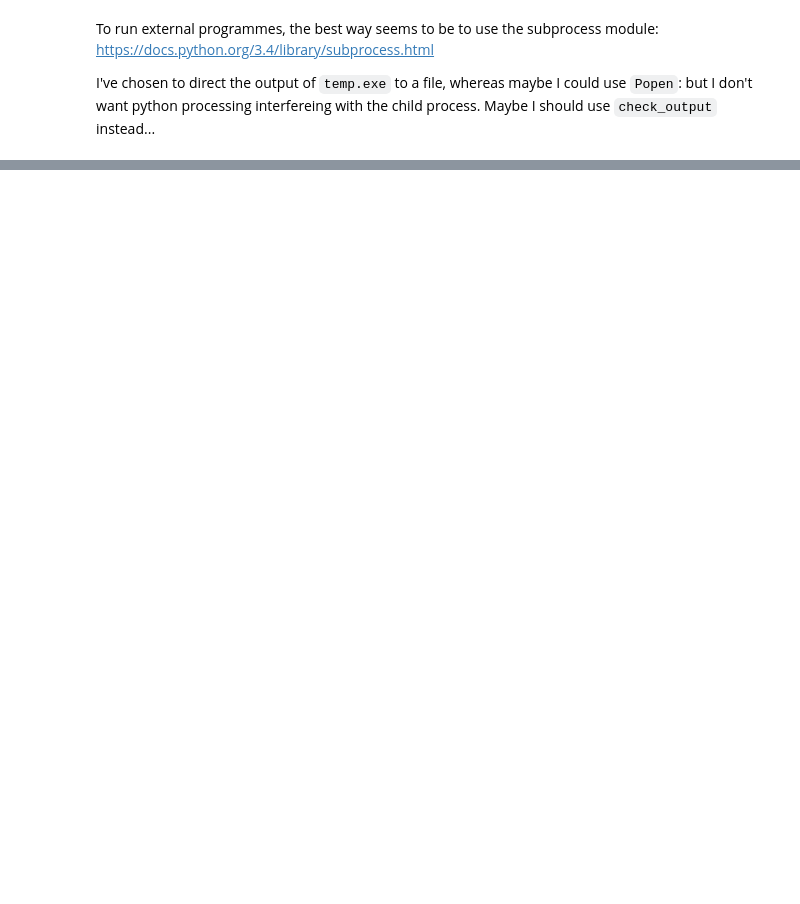
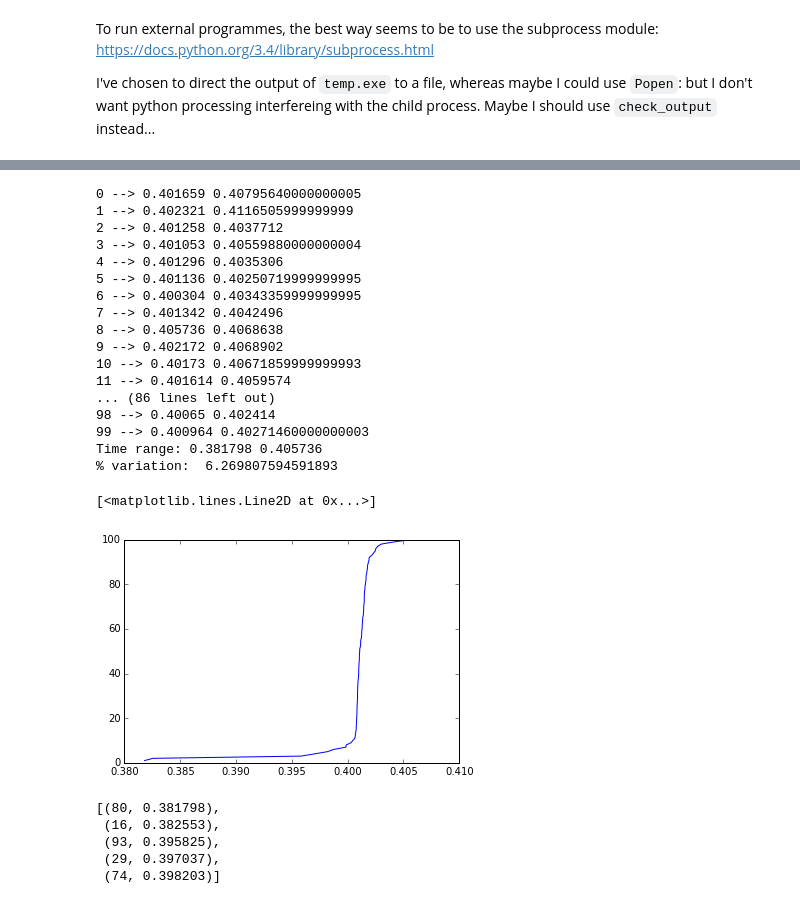
Before and after one commit to MatthewDaws/CPP_Learning, a Jupyter notebook: weirdness2/Run_with_nops.ipynb, the cells around one changed output, grey strips where cells are left out. Cells and saved outputs as stored; diff of their text form; code cells hidden in the pictures; blank space fills up the shorter version.

Commit message:
Further tests
Thought I'd found something interesting, but on further investigation, I
hadn't.

```diff
--- a/weirdness2/Run_with_nops.ipynb
+++ b/weirdness2/Run_with_nops.ipynb
@@ -5,5 +8,5 @@ Assumes the loop we're interested starts on line 138.  You should also manually
 # %%
-magic_line = 138
+magic_line = 141
 
 def make_temp_asm_file(nops):
     with open("demo.asm") as f:
@@ -14,8 +17,13 @@ def make_temp_asm_file(nops):
                     break
             for n in range(nops):
                 outf.write("\tnop\n")
+            # Skip `.p2align` line
+            f.readline()
             for line in f:
                 outf.write(line)
+
+# Test
+#make_temp_asm_file(2)
 # %% [markdown]
 To run external programmes, the best way seems to be to use the subprocess module:  https://docs.python.org/3.4/library/subprocess.html
 
@@ -30,15 +38,17 @@ def run_test():
     assumes temp.exe prints the time as the first thing on each line"""
     with open("temp.txt","w") as output:
         if subprocess.call("as temp.asm -o temp.o",stdout=output) != 0:
-            throw("Failed to assmeble")
+            raise Exception("Failed to assmeble")
 
+    import time
+    time.sleep(0.2)
     with open("temp.txt","w") as output:
         if subprocess.call("g++ temp.o -o temp.exe",stdout=output) != 0:
-            throw("Failed to link")
+            raise Exception("Failed to link")
 
     with open("temp.txt","w") as output:
         if subprocess.call("temp",stdout=output) != 0:
-            throw("Failed to run")
+            raise Exception("Failed to run")
 
     average = 0.0
     best = 0.0
@@ -58,8 +68,3 @@ def run_test():
     os.remove("temp.txt")
 
     return (best,average)
-# %%
-for nops in range(30):
-    make_temp_asm_file(nops)
-    b,a = run_test()
-    print(nops,"-->",b,a)
@@ -83,0 +71,56 @@ for nops in range(30):
+# %%
+results = []
+
+for nops in range(100):
+    make_temp_asm_file(nops)
+    b,a = run_test()
+    print(nops,"-->",b,a)
+    results.append(b)
+
+print("Time range:",min(results),max(results))
+
+print("% variation: ",(max(results)-min(results))/min(results)*100)
+
+# Make ordered list
+x = list( enumerate(results) )
+import operator
+x.sort(key=operator.itemgetter(1)) # Sort on 2nd item of each tuple in list
+
+# Manual CDF plot
+xvalues = []
+yvalues = []
+count = 0
+for (nops,ti) in x:
+    xvalues.append(ti)
+    count += 1
+    yvalues.append(count)
+
+plt.plot(xvalues, yvalues)
+# %% [output]
+0 --> 0.401659 0.40795640000000005
+1 --> 0.402321 0.4116505999999999
+2 --> 0.401258 0.4037712
+3 --> 0.401053 0.40559880000000004
+4 --> 0.401296 0.4035306
+5 --> 0.401136 0.40250719999999995
+6 --> 0.400304 0.40343359999999995
+7 --> 0.401342 0.4042496
+8 --> 0.405736 0.4068638
+9 --> 0.402172 0.4068902
+10 --> 0.40173 0.40671859999999993
+11 --> 0.401614 0.4059574
+... (86 lines left out)
+98 --> 0.40065 0.402414
+99 --> 0.400964 0.40271460000000003
+Time range: 0.381798 0.405736
+% variation:  6.269807594591893
+[<matplotlib.lines.Line2D at 0x...>]
+[figure, added]
+# %%
+x[0:5]
+# %% [output]
+[(80, 0.381798),
+ (16, 0.382553),
+ (93, 0.395825),
+ (29, 0.397037),
+ (74, 0.398203)]
```
Also changed, not shown: parts of 5 cells of this notebook, 5 other files.
